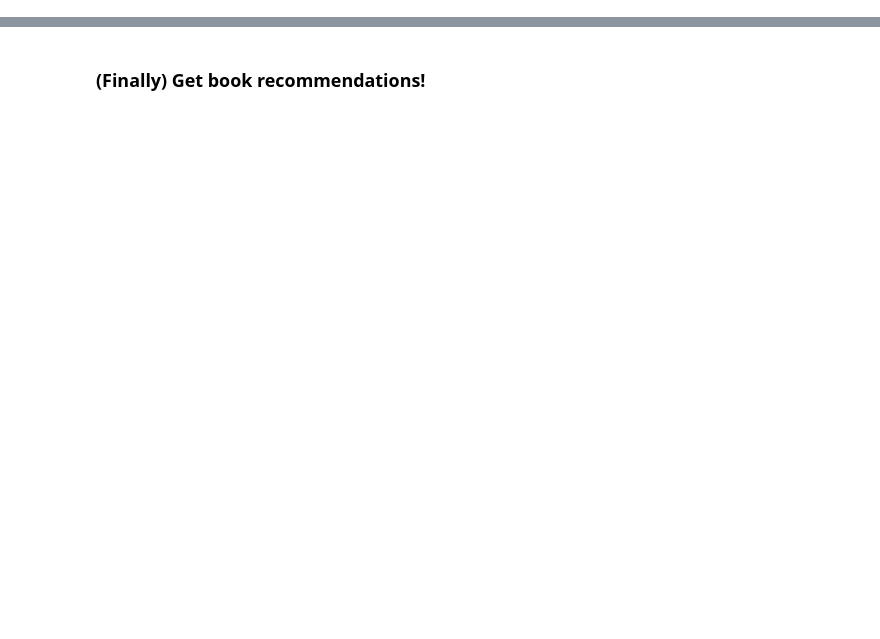
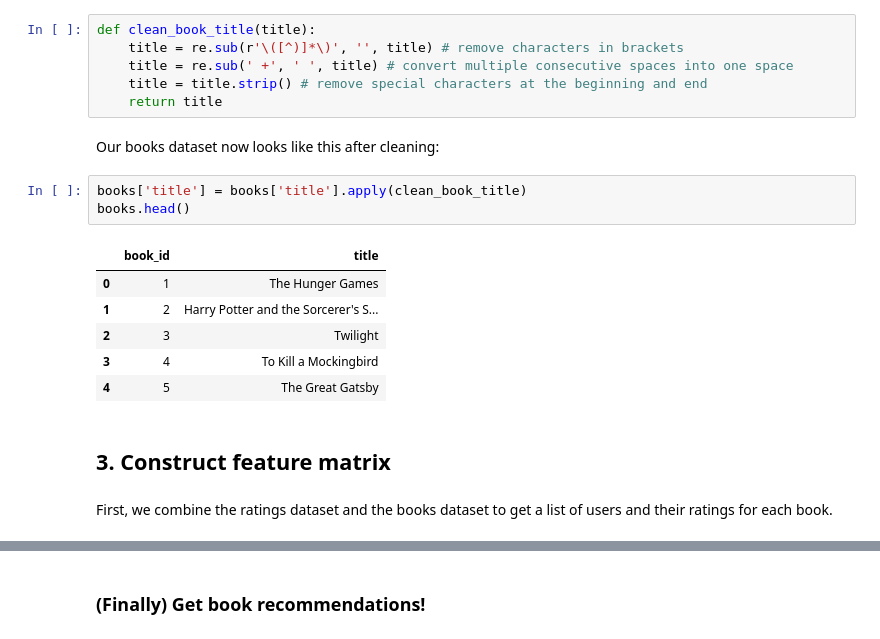
Before and after one commit to nminnie/Books-recommender, a Jupyter notebook: recommender_model.ipynb, the cells around one changed output, grey strips where cells are left out. Saved outputs shown, nothing was run; the diff lists cells and outputs as text; blank space fills up the shorter version.

```diff
--- a/goodreads_recommendations.ipynb
+++ b/recommender_model.ipynb
@@ -130,0 +76,22 @@ NearestNeighbors(algorithm='brute', leaf_size=30, metric='cosine',
+# %%
+def clean_book_title(title):
+    title = re.sub(r'\([^)]*\)', '', title) # remove characters in brackets
+    title = re.sub(' +', ' ', title) # convert multiple consecutive spaces into one space
+    title = title.strip() # remove special characters at the beginning and end
+    return title
+# %% [markdown]
+Our books dataset now looks like this after cleaning:
+# %%
+books['title'] = books['title'].apply(clean_book_title)
+books.head()
+# %% [output]
+|  | book_id | title |
+| 0 | 1 | The Hunger Games |
+| 1 | 2 | Harry Potter and the Sorcerer's S... |
+| 2 | 3 | Twilight |
+| 3 | 4 | To Kill a Mockingbird |
+| 4 | 5 | The Great Gatsby |
+# %% [markdown]
+## 3. Construct feature matrix
+# %% [markdown]
+First, we combine the ratings dataset and the books dataset to get a list of users and their ratings for each book.
```
Also changed, not shown: parts of 41 cells of this notebook.
